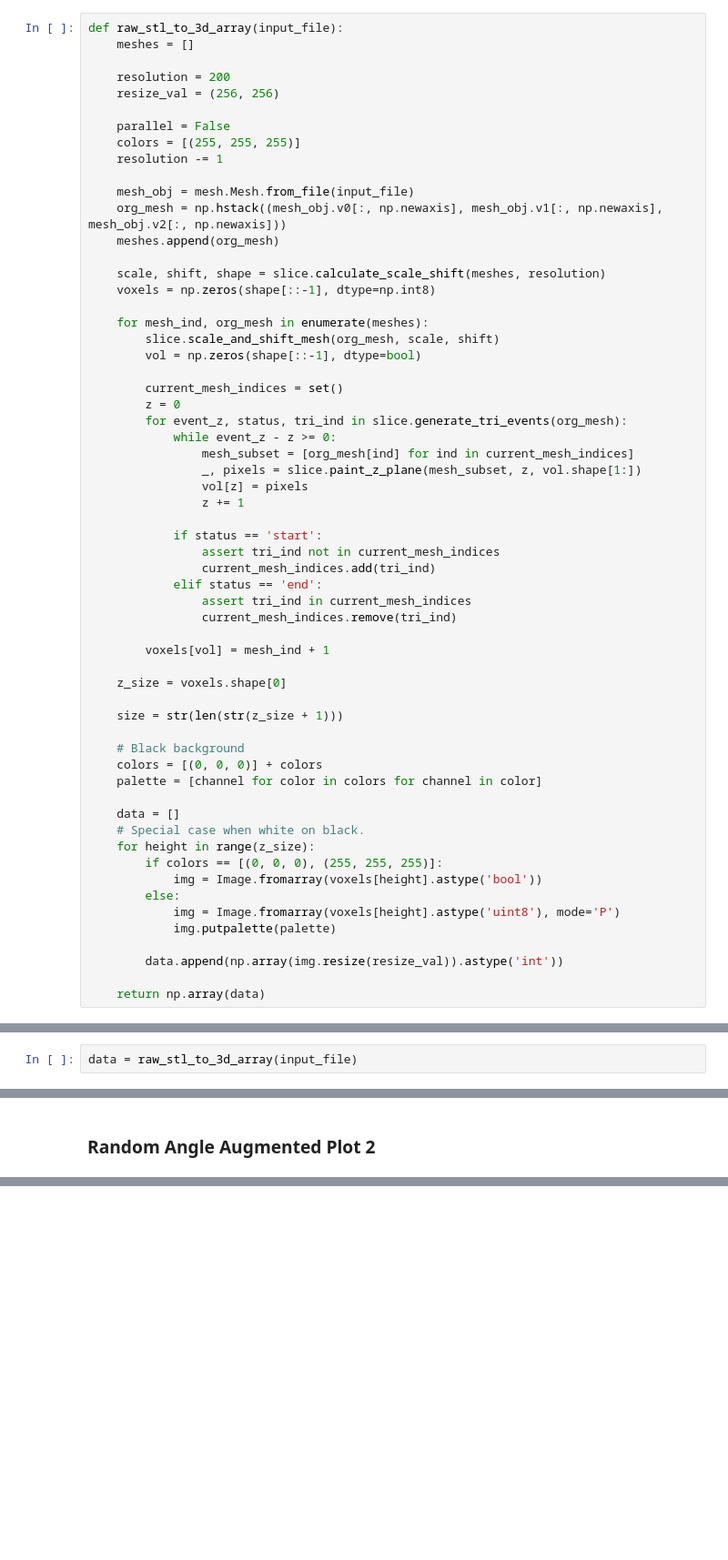
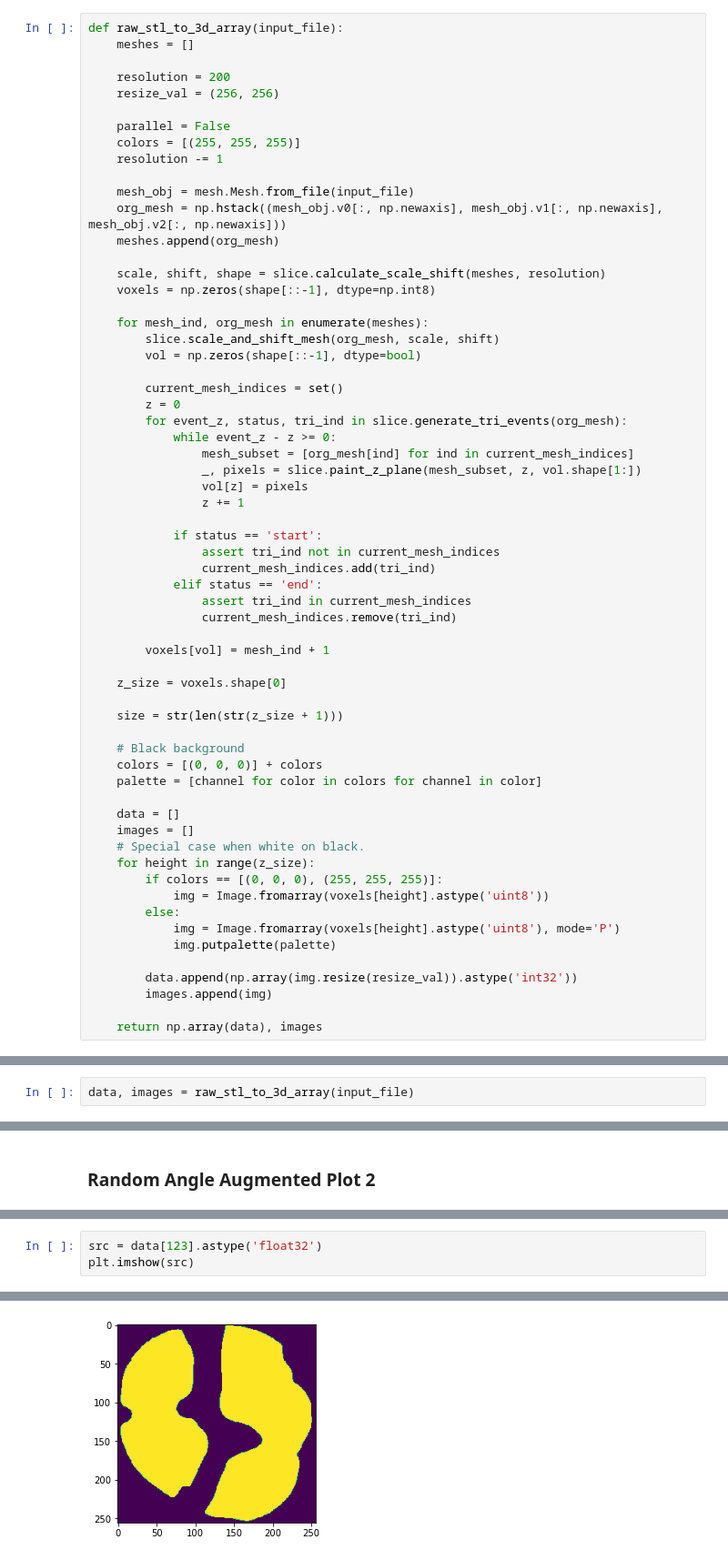
Before and after one commit to Awsaf780/STL-Processing, a Jupyter notebook: 04 - Augmentation (storage efficient) and Gaussian Blur.ipynb, the cells around one changed output, grey strips where cells are left out. Shown at 91% size. Cells and saved outputs as stored; diff of their text form; blank space fills up the shorter version.

```diff
--- a/04 - Augmentation (storage efficient) and Gaussian Blur.ipynb
+++ b/04 - Augmentation (storage efficient) and Gaussian Blur.ipynb
@@ -66,17 +66,19 @@ def raw_stl_to_3d_array(input_file):
     palette = [channel for color in colors for channel in color]
 
     data = []
+    images = []
     # Special case when white on black.
     for height in range(z_size):
         if colors == [(0, 0, 0), (255, 255, 255)]:
-            img = Image.fromarray(voxels[height].astype('bool'))
+            img = Image.fromarray(voxels[height].astype('uint8'))
         else:
             img = Image.fromarray(voxels[height].astype('uint8'), mode='P')
             img.putpalette(palette)
 
-        data.append(np.array(img.resize(resize_val)).astype('int'))
+        data.append(np.array(img.resize(resize_val)).astype('int32'))
+        images.append(img)
 
-    return np.array(data)
+    return np.array(data), images
 # %% [markdown]
 # Function: Rotate 3D array at given angle
 # %%
@@ -123,7 +125,7 @@ def plot_slices(num_rows, num_columns, width, height, data):
 # %% [markdown]
 # Main Function
 # %%
-data = raw_stl_to_3d_array(input_file)
+data, images = raw_stl_to_3d_array(input_file)
 # %% [markdown]
 ### Original File Plot
 # %%
@@ -154,0 +163,4 @@ Angle Rotated:  -5
+# %%
+src = data[123].astype('float32')
+plt.imshow(src)
+# %% [output]
@@ -154,0 +168 @@ Angle Rotated:  -5
+[figure, added]
```
Also changed, not shown: parts of 19 cells of this notebook.
